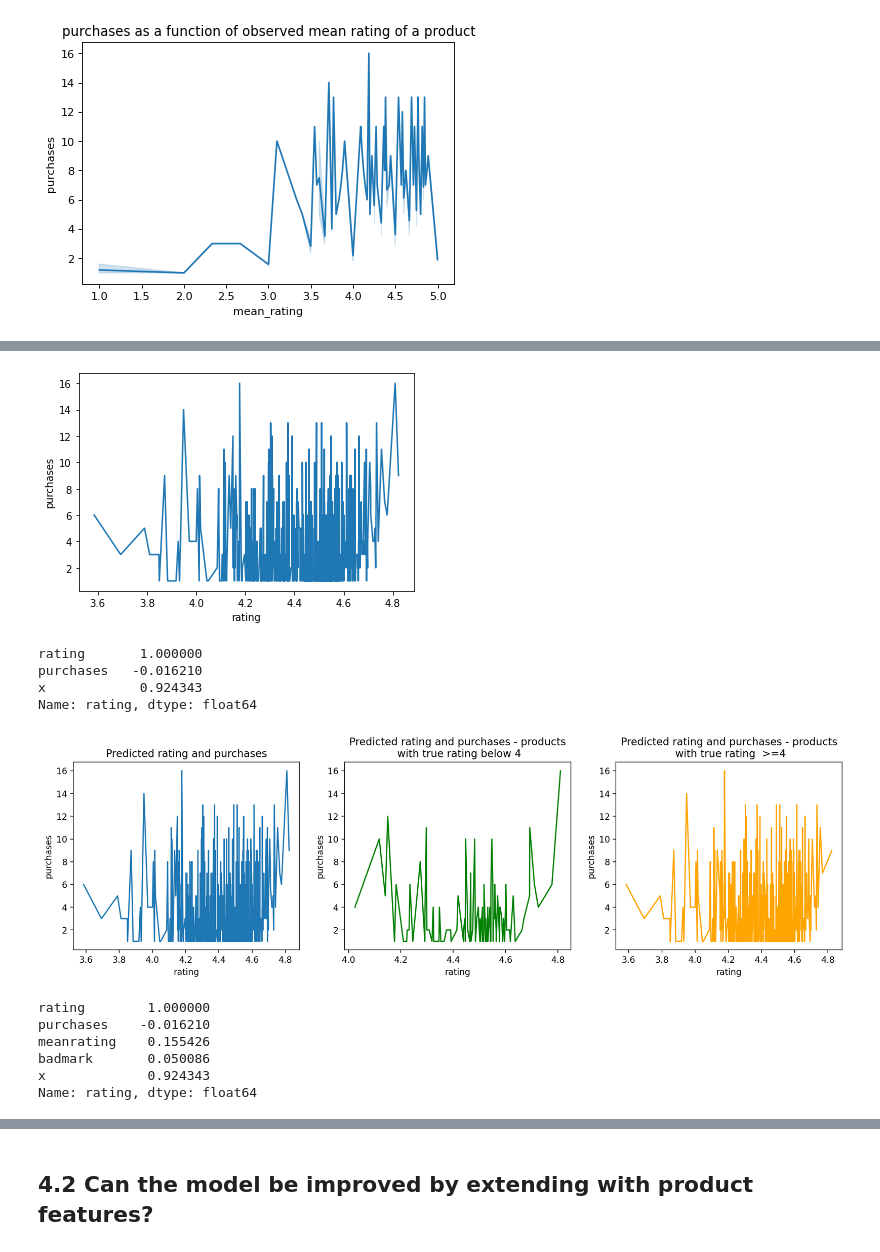
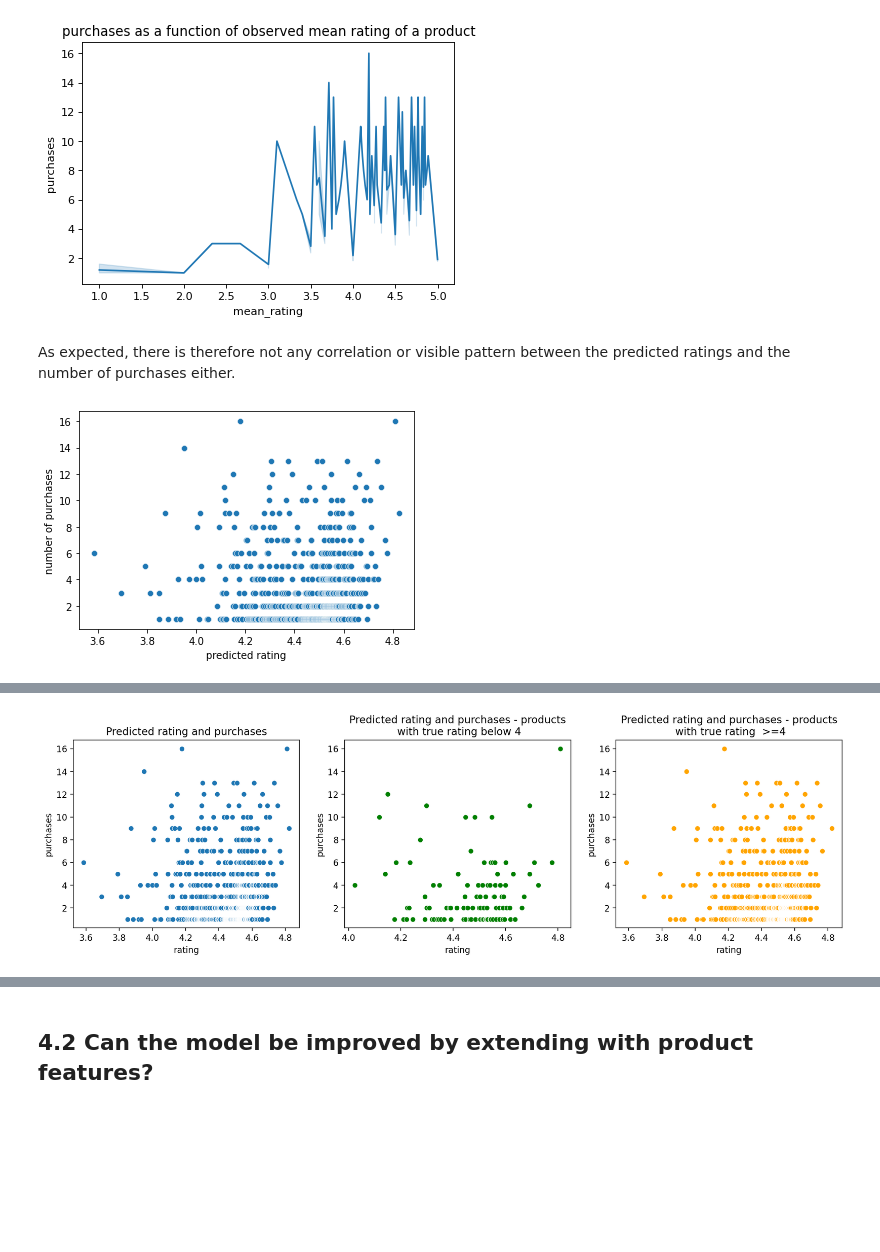
Before and after one commit to IkkefraIshoej/ABA-Exam, a Jupyter notebook: ABA final project-descriptive+basic recommender system_v2.ipynb, the cells around one changed output, grey strips where cells are left out. Saved outputs shown, nothing was run; the diff lists cells and outputs as text; code cells hidden in the pictures; blank space fills up the shorter version.

```diff
--- a/ABA final project-descriptive+basic recommender system_v2.ipynb
+++ b/ABA final project-descriptive+basic recommender system_v2.ipynb
@@ -2093,6 +2104,8 @@ Note to use: add N to each of the categories
 | purchases | 1.000000 | -0.047181 |
 | mean_rating | -0.047181 | 1.000000 |
 [figure]
+# %% [markdown]
+As expected, there is therefore not any correlation or visible pattern between the predicted ratings and the number of purchases either.
 # %%
 # 1-2 min runtime
 ## GENERATE PREDICTIONS FOR ALL USER-ITEM COMBINATIONS IN TEST SET
@@ -2103,42 +2116,54 @@ df_all = np.zeros((testf['user'].nunique(), testf['product'].nunique()))
 df_all=pd.DataFrame(df_all)
 df_all.index=np.unique(user_ids_true)
 df_all.columns=np.unique(prod_ids_true)
+# Loop through users
 for i in df_all.index:
-        if i % 100==0:
-            print(i)
+        #if i % 100==0:
+            #print(i)
+        # Loop through items and make predictions
         for a in df_all.columns:
             df_all.loc[i, a]=model.predict(i, a, verbose=False).est
 
 import matplotlib.pyplot as plt
 def GenerateGraph_TopRated(df_all, testf):
+    # Enumerate top rated items and plot purchases as a function of predicted rating
     product_means_pred_test=df_all.mean(axis=0)
     salesdf=pd.DataFrame(product_means_pred_test)
     salesdf['purchases']=testf.groupby('product').count()['overall']
     salesdf=salesdf.sort_values(by=[0])
     salesdf.columns=['rating', 'purchases']
     salesdf['x']=range(salesdf.shape[0])
-    sns.lineplot(data=salesdf, x='rating', y='purchases')
+    sns.scatterplot(data=salesdf, x='rating', y='purchases')
+    plt.xlabel('predicted rating')
+    plt.ylabel('number of purchases')
     plt.show()
-    print(salesdf.corr()['rating'])
+    print("Correlation between predicted rating and number of purchases of said products")
+    print(salesdf.corr()['rating']['purchases'].round(4))
+    return salesdf
 
-GenerateGraph_TopRated(df_all, testf)
+salesdf=GenerateGraph_TopRated(df_all, testf)
 
-product_means_pred_test=df_all.mean(axis=0)
-salesdf=pd.DataFrame(product_means_pred_test)
-salesdf['purchases']=testf.groupby('product').count()['overall']
-salesdf['meanrating']=(testf.groupby('product').mean()['overall'])
-salesdf['badmark']=0
-salesdf.loc[testf['overall']<4,'badmark']=1
-salesdf=salesdf.sort_values(by=[0])
-salesdf.columns=['rating', 'purchases', 'meanrating', 'badmark']
-salesdf['x']=range(salesdf.shape[0])
-figure, axes = plt.subplots(nrows=1, ncols=3, figsize=(16,4), dpi=200)
-sns.lineplot(data=salesdf, x='rating', y='purchases', ax=axes[0])
-axes[0].set_title('Predicted rating and purchases')
-sns.lineplot(data=salesdf[salesdf['badmark']==1], x='rating', y='purchases', color='green', ax=axes[1])
-axes[1].set_title('Predicted rating and purchases - products\n with true rating below 4')
-sns.lineplot(data=salesdf[salesdf['badmark']==0], x='rating', y='purchases', color='orange', ax=axes[2])
-axes[2].set_title('Predicted rating and purchases - products\n with true rating  >=4')
-plt.show()
-print(salesdf.corr()['rating'])
+# Make similar plots the discerns between
+def GenerateGraph_TopRatedSorted(salesdf, df_all, testf):
+    product_means_pred_test=df_all.mean(axis=0)
+    salesdf=pd.DataFrame(product_means_pred_test)
+    salesdf['purchases']=testf.groupby('product').count()['overall']
+    salesdf['meanrating']=(testf.groupby('product').mean()['overall'])
+    salesdf['badmark']=0
+    salesdf.loc[testf['overall']<4,'badmark']=1
+    salesdf=salesdf.sort_values(by=[0])
+    salesdf.columns=['rating', 'purchases', 'meanrating', 'badmark']
+    salesdf['x']=range(salesdf.shape[0])
+    figure, axes = plt.subplots(nrows=1, ncols=3, figsize=(16,4), dpi=200)
+    sns.scatterplot(data=salesdf, x='rating', y='purchases', ax=axes[0])
+    axes[0].set_title('Predicted rating and purchases')
+    sns.scatterplot(data=salesdf[salesdf['badmark']==1], x='rating', y='purchases', color='green', ax=axes[1])
+    axes[1].set_title('Predicted rating and purchases - products\n with true rating below 4')
+    sns.scatterplot(data=salesdf[salesdf['badmark']==0], x='rating', y='purchases', color='orange', ax=axes[2])
+    axes[2].set_title('Predicted rating and purchases - products\n with true rating  >=4')
+    plt.show()
+    #print("Correlation between predicted rating and number of purchases of said products")
+    #print(salesdf.corr()['rating'])['purchases']
+GenerateGraph_TopRatedSorted(salesdf, df_all, testf)
 # %% [output]
+[figure, new version]
@@ -2156,12 +2172 @@ print(salesdf.corr()['rating'])
-[figure, old version]
-rating       1.000000
-purchases   -0.016210
-x            0.924343
-Name: rating, dtype: float64
-[figure, old version]
+[figure, new version]
-rating        1.000000
-purchases    -0.016210
-meanrating    0.155426
-badmark       0.050086
-x             0.924343
-Name: rating, dtype: float64
```
Also changed, not shown: parts of 37 cells of this notebook, 18 other files.
